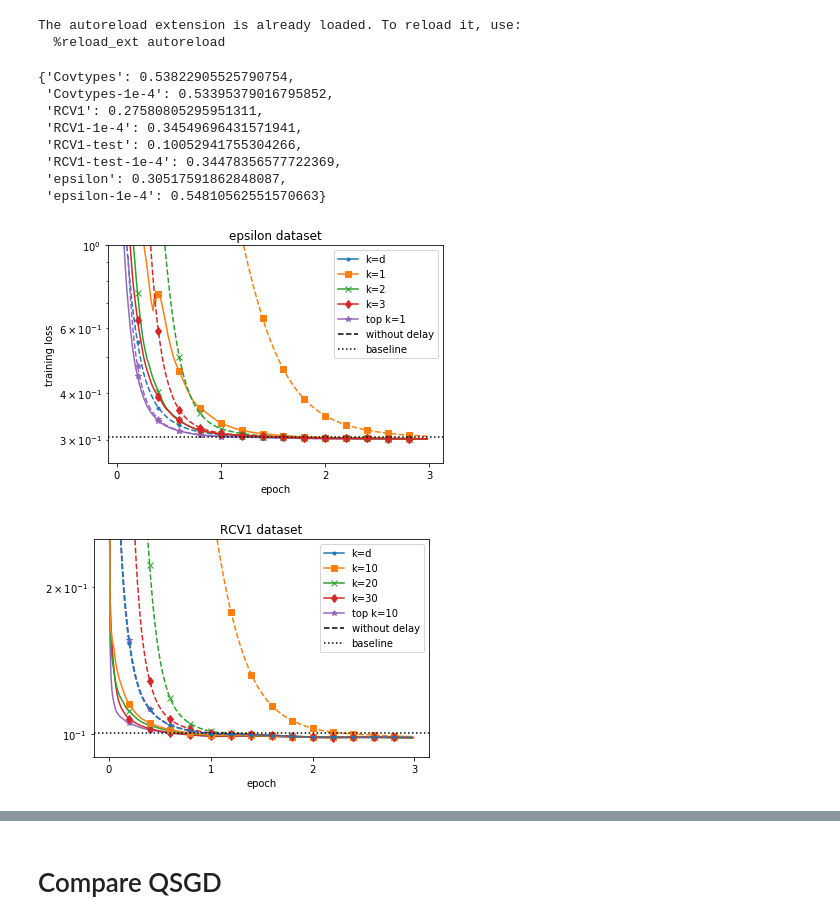
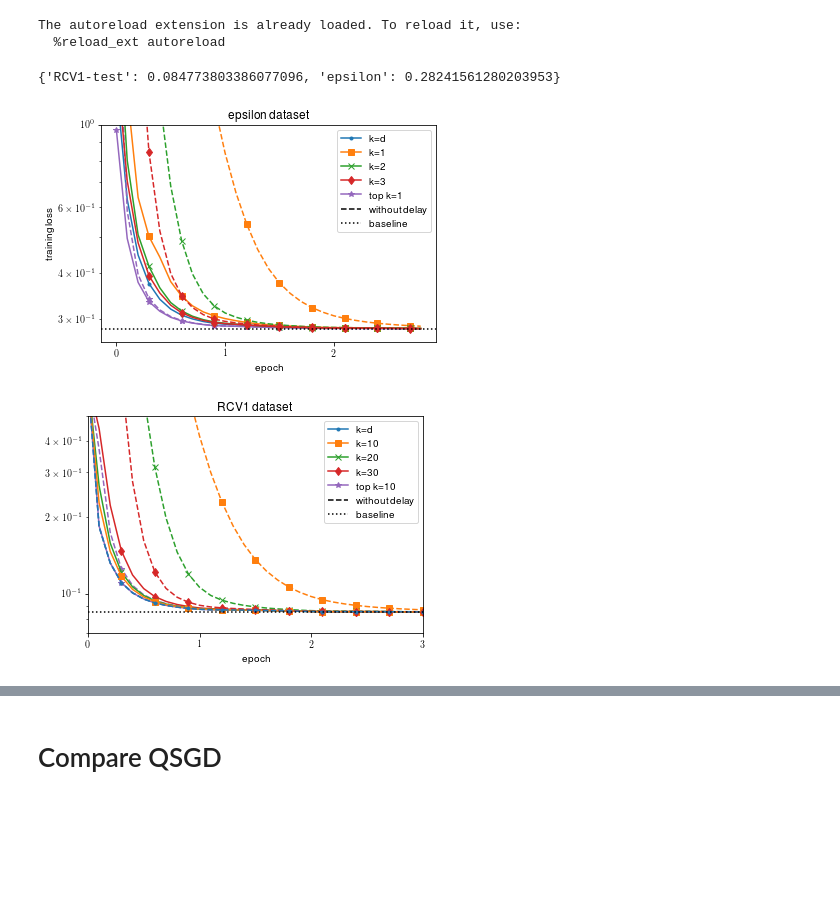
Before and after one commit to epfml/sparsifiedSGD, a Jupyter notebook: notebooks/plots.ipynb, the cells around one changed output, grey strips where cells are left out. Cells and saved outputs as stored; diff of their text form; code cells hidden in the pictures; blank space fills up the shorter version.

```diff
--- a/notebooks/plots.ipynb
+++ b/notebooks/plots.ipynb
@@ -24,70 +29,64 @@ The autoreload extension is already loaded. To reload it, use:
 # %%
-baselines = unpickle_dir('../results/paper_data/baselines')['baselines']
+baselines = unpickle_dir('../results/baselines')['baselines']
 baselines
 # %% [output]
-{'Covtypes': 0.53822905525790754,
- 'Covtypes-1e-4': 0.53395379016795852,
- 'RCV1': 0.27580805295951311,
- 'RCV1-1e-4': 0.34549696431571941,
- 'RCV1-test': 0.10052941755304266,
- 'RCV1-test-1e-4': 0.34478356577722369,
- 'epsilon': 0.30517591862848087,
- 'epsilon-1e-4': 0.54810562551570663}
+{'RCV1-test': 0.084773803386077096, 'epsilon': 0.28241561280203953}
 # %%
 def plot_epsilon(ax):
-    data = unpickle_dir('../results/paper_data/epsilon-th')
+    data = unpickle_dir('../results/eps-th')
 
-    markers_every = 20
+    markers_every = 3
     show = {
-        "full-sgd-M2": ("C0.--", None),
-        "rand1-M2": ("C1s-", "k=1"),
-        "rand1-M2-no-shift": ("C1s--", None),
-        "rand2-M2": ("C2x-", "k=2"),
-        "rand2-M2-no-shift": ("C2x--", None),
-        "rand3-M2": ("C3d-", "k=3"),
-        "rand3-M2-no-shift": ("C3d--", None),
-        "top1-M2": ("C4*-", None),
-        "top1-M2-no-shift": ("C4*--", None),
+        "full-sgd-no-shift": ("C0.--", None),
+        "full-sgd-no-shift": ("C0.-", None),
+        "rand1-d": ("C1s-", "k=1"),
+        "rand1-no-shift": ("C1s--", None),
+        "rand2-d/k": ("C2x-", "k=2"),
+        "rand2-no-shift": ("C2x--", None),
+        "rand3-d/k": ("C3d-", "k=3"),
+        "rand3-no-shift": ("C3d--", None),
+        "top1": ("C4*-", None),
+        "top1-no-shift": ("C4*--", None),
     }
     ax.plot([], [], 'C0.-', label='k=d')
 
     for p, loss in zip(data['params'], map(lambda x: x[1], data['results'])):
         loss =loss[1:-1]
         if p.name in show:
             style, label = show[p.name]
-            ax.plot(np.arange(len(loss)) / 100, loss, style, label=label, markevery=markers_every)
+            ax.plot(np.arange(len(loss)) / 10, loss, style, label=label, markevery=markers_every)
 
     ax.plot([], [], 'C4*-', label='top k=1')
     ax.plot([], [], color='black', linestyle='--', label="without delay")
     ax.axhline(baselines['epsilon'], color='black', linestyle=':', label='baseline')
     ax.legend()
     ax.xaxis.set_major_locator(MaxNLocator(integer=True))
     ax.set_ylim([0.26, 1.]);
     ax.set_title('epsilon dataset');
     ax.set_xlabel('epoch');
     ax.set_ylabel('training loss');
     if LOG_SCALE:
         ax.set_yscale("log")
 
 fig, ax = plt.subplots(1)
 plot_epsilon(ax)
 # %% [output]
-[figure, old version]
+[figure, new version]
 # %%
 def plot_rcv1(ax):
-    data = unpickle_dir('../results/paper_data/rcv1-th')
+    data = unpickle_dir('../results/rcv-th')
 
-    markers_every = 20
+    markers_every = 3
     show = {
-        "full-sgd-M2": ("C0.--", None),
-        "rand10-M2": ("C3d-", None),
-        "rand10-M2-no-shift": ("C1s--", None),
-        "rand20-M2": ("C2x-", None),
-        "rand20-M2-no-shift": ("C2x--", None),
-        "rand30-M2": ("C1s-", None),
-        "rand30-M2-no-shift": ("C3d--", None),
-        "top10-M2": ("C4*-", "top k=10"),
-        "top10-M2-no-shift": ("C4*--", None),
+        "full-sgd": ("C0.--", None),
+        "rand10": ("C3d-", None),
+        "rand10-no-shift": ("C1s--", None),
+        "rand20": ("C2x-", None),
+        "rand20-no-shift": ("C2x--", None),
+        "rand30": ("C1s-", None),
+        "rand30-no-shift": ("C3d--", None),
+        "top10": ("C4*-", "top k=10"),
+        "top10-no-shift": ("C4*--", None),
     }
 
     ax.plot([],[],'C0.-',label='k=d')
@@ -99,19 +98,20 @@ def plot_rcv1(ax):
         loss =loss[:-1]
         if p.name in show:
             style, label = show[p.name]
-            ax.plot(np.arange(len(loss)) / 100, loss, style, label=label, markevery=markers_every)
+            ax.plot(np.arange(len(loss)) / 10, loss, style, label=label, markevery=markers_every)
 
     # reprint blue on top
     p, loss = list(zip(data['params'], map(lambda x: x[1], data['results'])))[0]
     loss =loss[:-1]
     style, label = show[p.name]
-    ax.plot(np.arange(len(loss)) / 100, loss, style, label=label, markevery=markers_every)
+    ax.plot(np.arange(len(loss)) / 10, loss, style, label=label, markevery=markers_every)
 
     ax.plot([], [], color='black', linestyle='--', label="without delay")
     ax.axhline(baselines['RCV1-test'], color='black', linestyle=':', label='baseline')
     ax.legend()
     ax.xaxis.set_major_locator(MaxNLocator(integer=True))
-    ax.set_ylim([0.09, 0.25]);
+    ax.set_ylim(0.07, .5);
+    ax.set_xlim(0., 3.);
     ax.set_title('RCV1 dataset');
     ax.set_xlabel('epoch');
 #     ax.set_ylabel('training loss');
@@ -121,7 +121,7 @@ def plot_rcv1(ax):
 fig, ax = plt.subplots(1)
 plot_rcv1(ax)
 # %% [output]
-[figure, old version]
+[figure, new version]
 # %%
 fig, axes = plt.subplots(1, 2, figsize=(12,4))
 ax1, ax2 = axes
```
Also changed, not shown: parts of 11 cells of this notebook, 31 other files.
